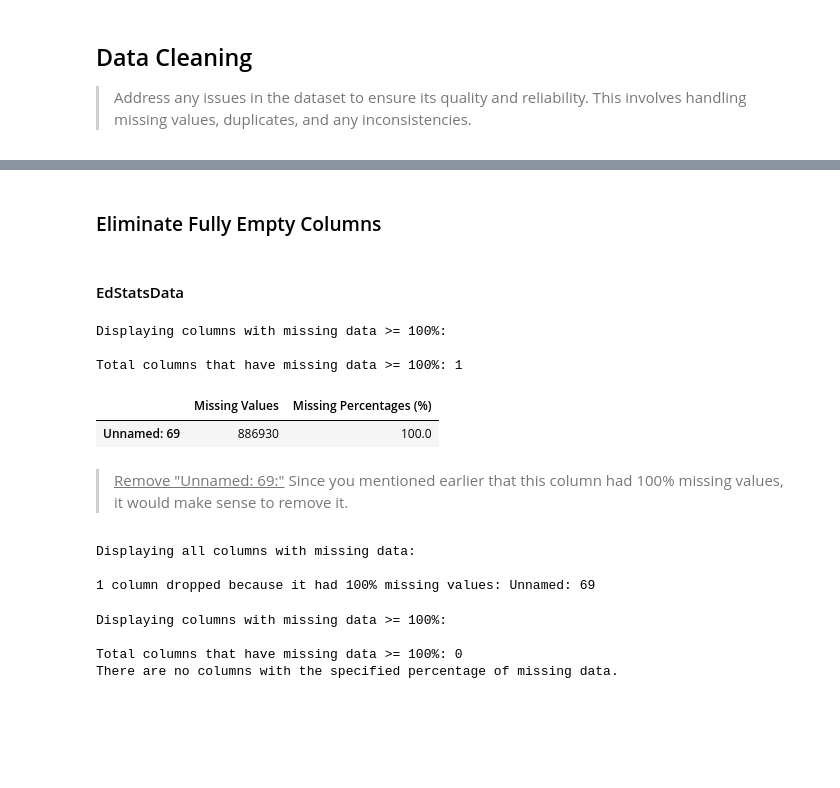
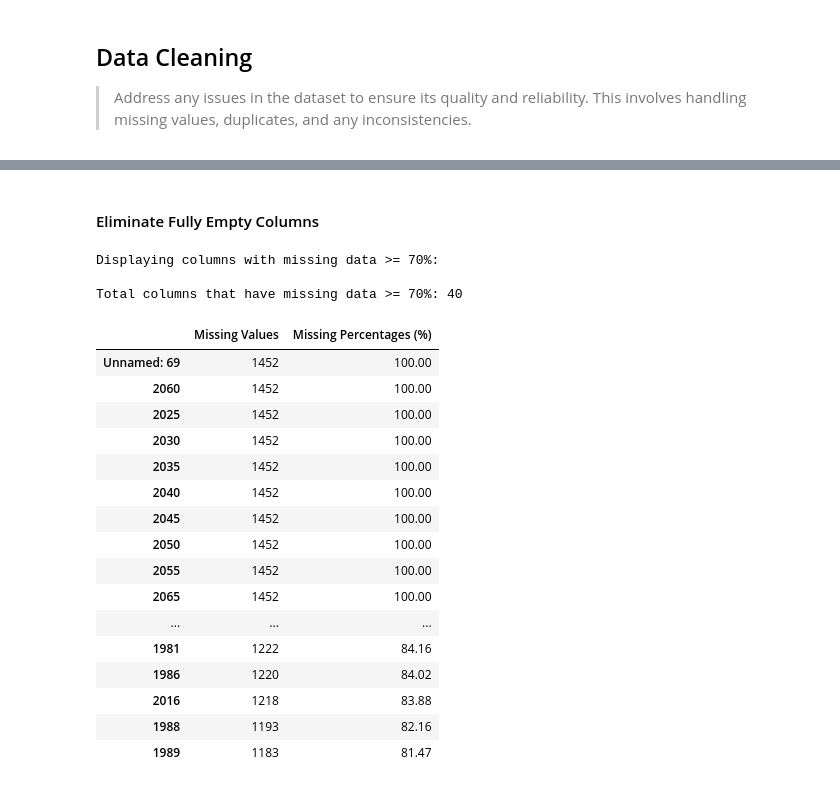
Before and after one commit to MasterCodeDevelop/academy, a Jupyter notebook: netebook.ipynb, the cells around one changed output, grey strips where cells are left out. Cells and saved outputs as stored; diff of their text form; code cells hidden in the pictures; blank space fills up the shorter version.

```diff
--- a/netebook.ipynb
+++ b/netebook.ipynb
@@ -943,0 +955,10 @@ Based on this information, the most relevant columns for our Ed-Tech study are:
+# %%
+# List of relevant indicators for the analysis
+relevant_indicators = [
+    'SE.TER.ENRL',        # Total students enrolled in tertiary education
+    'UIS.E.3',            # Total students enrolled in upper secondary education
+    'IT.NET.USER.P2',     # Internet users per 100 people
+    'IT.CMP.PCMP.P2',     # Personal computers per 100 people
+    'SE.XPD.TOTL.GD.ZS',  # Government expenditure on education as % of GDP
+    'SP.POP.1524.TO.UN'   # Total population aged between 15 and 24
+]
@@ -943,0 +969,3 @@ Based on this information, the most relevant columns for our Ed-Tech study are:
+# %%
+# Filter the data DataFrame based on the relevant indicators
+data = data[data['Indicator Code'].isin(relevant_indicators)]
@@ -944,30 +989,26 @@ Based on this information, the most relevant columns for our Ed-Tech study are:
 # %% [markdown]
-### Eliminate Fully Empty Columns <a id='eliminate-fully-empty-columns'></a>
+#### Eliminate Fully Empty Columns
-# %% [markdown]
-#### EdStatsData
 # %%
-# Display missing DATA == 100%
-missing_values_table(DATA, 100)
+# Display missing data == 70%
+missing_values_table(data, 70)
 # %% [output]
-Displaying columns with missing data >= 100%:
+Displaying columns with missing data >= 70%:
 
-Total columns that have missing data >= 100%: 1
+Total columns that have missing data >= 70%: 40
 |  | Missing Values | Missing Percentages (%) |
-| Unnamed: 69 | 886930 | 100.0 |
+| Unnamed: 69 | 1452 | 100.00 |
+| 2060 | 1452 | 100.00 |
+| 2025 | 1452 | 100.00 |
+| 2030 | 1452 | 100.00 |
+| 2035 | 1452 | 100.00 |
+| 2040 | 1452 | 100.00 |
+| 2045 | 1452 | 100.00 |
+| 2050 | 1452 | 100.00 |
+| 2055 | 1452 | 100.00 |
+| 2065 | 1452 | 100.00 |
+| ... | ... | ... |
+| 1981 | 1222 | 84.16 |
+| 1986 | 1220 | 84.02 |
+| 2016 | 1218 | 83.88 |
+| 1988 | 1193 | 82.16 |
+| 1989 | 1183 | 81.47 |
-# %% [markdown]
-> <u>Remove "Unnamed: 69:"</u> Since you mentioned earlier that this column had 100% missing values, it would make sense to remove it.
-# %%
-# Drop the 'Unnamed: 69' column as it contains 100% missing values
-drop_columns(data, 100)
-# %% [output]
-Displaying all columns with missing data:
-
-1 column dropped because it had 100% missing values: Unnamed: 69
-# %%
-# Check if the column 'Unnamed: 69' was dropped
-missing_values_table(data, 100)
-# %% [output]
-Displaying columns with missing data >= 100%:
-
-Total columns that have missing data >= 100%: 0
-There are no columns with the specified percentage of missing data.
```
Also changed, not shown: parts of 15 cells of this notebook.
